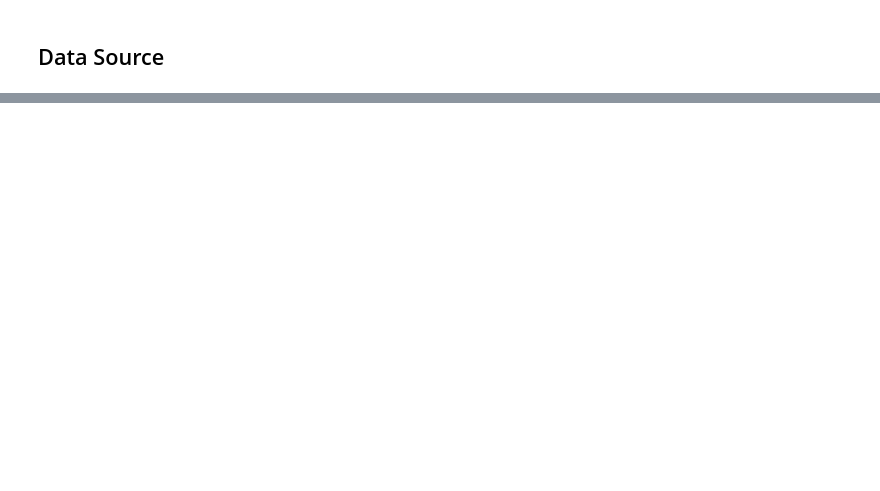
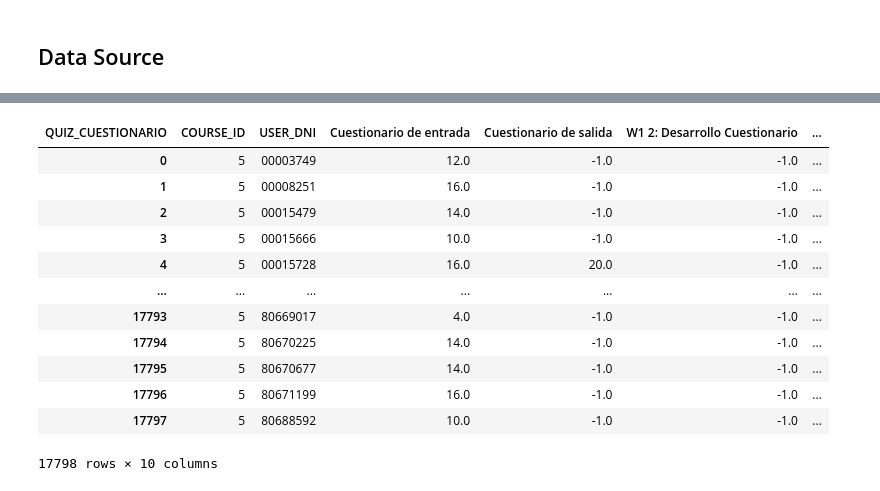
Before and after one commit to juorme/difods_2023_prod, a Jupyter notebook: cluster/cluster_docentes.ipynb, the cells around one changed output, grey strips where cells are left out. Drawn from its saved outputs; the diff is of its cells as text; code cells hidden in the pictures; blank space fills up the shorter version.

```diff
--- a/cluster/cluster_docentes.ipynb
+++ b/cluster/cluster_docentes.ipynb
@@ -117,0 +54,6 @@ eda1[eda1['CONT']>1]
+# %%
+df_table = pd.pivot_table(df_1, values='QUIZ_GRADES_ULTIMA_NOTA', columns=['QUIZ_CUESTIONARIO'], index=['COURSE_ID','USER_DNI'])
+# %%
+df_table.reset_index(inplace=True)
+# %%
+df_table.fillna(-1,inplace=True)
@@ -117,0 +65,7 @@ eda1[eda1['CONT']>1]
+# %%
+valores = [-2, 0, 11,20]
+cat = [-1,1,2]
+df_table['CE']= pd.cut(df_table['Cuestionario de entrada'], bins=valores,labels=cat).astype('int')
+df_table['CS']= pd.cut(df_table['Cuestionario de salida'], bins=valores,labels=cat).astype('int')
+df_table['W12']= pd.cut(df_table['W1 2: Desarrollo Cuestionario'], bins=valores,labels=cat).astype('int')
+df_table['W22']= pd.cut(df_table['W2 2: Desarrollo Cuestionario'], bins=valores,labels=cat).astype('int')
@@ -117,0 +156,16 @@ eda1[eda1['CONT']>1]
+# %%
+df_table
+# %% [output]
+| QUIZ_CUESTIONARIO | COURSE_ID | USER_DNI | Cuestionario de entrada | Cuestionario de salida | W1 2: Desarrollo Cuestionario | ... |
+| 0 | 5 | 00003749 | 12.0 | -1.0 | -1.0 | ... |
+| 1 | 5 | 00008251 | 16.0 | -1.0 | -1.0 | ... |
+| 2 | 5 | 00015479 | 14.0 | -1.0 | -1.0 | ... |
+| 3 | 5 | 00015666 | 10.0 | -1.0 | -1.0 | ... |
+| 4 | 5 | 00015728 | 16.0 | 20.0 | -1.0 | ... |
+| ... | ... | ... | ... | ... | ... | ... |
+| 17793 | 5 | 80669017 | 4.0 | -1.0 | -1.0 | ... |
+| 17794 | 5 | 80670225 | 14.0 | -1.0 | -1.0 | ... |
+| 17795 | 5 | 80670677 | 14.0 | -1.0 | -1.0 | ... |
+| 17796 | 5 | 80671199 | 16.0 | -1.0 | -1.0 | ... |
+| 17797 | 5 | 80688592 | 10.0 | -1.0 | -1.0 | ... |
+17798 rows × 10 columns
```
Also changed, not shown: parts of 35 cells of this notebook, 9 other files.
